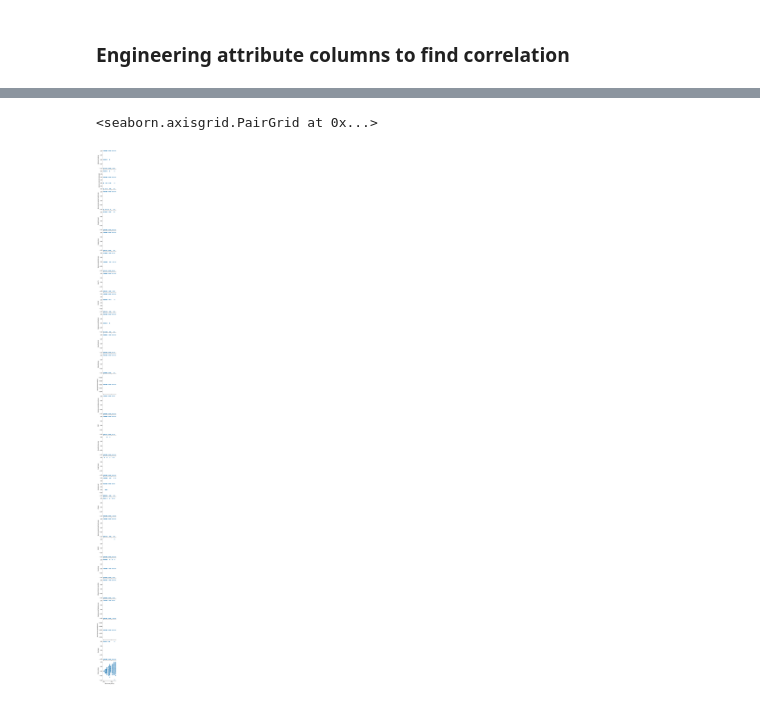
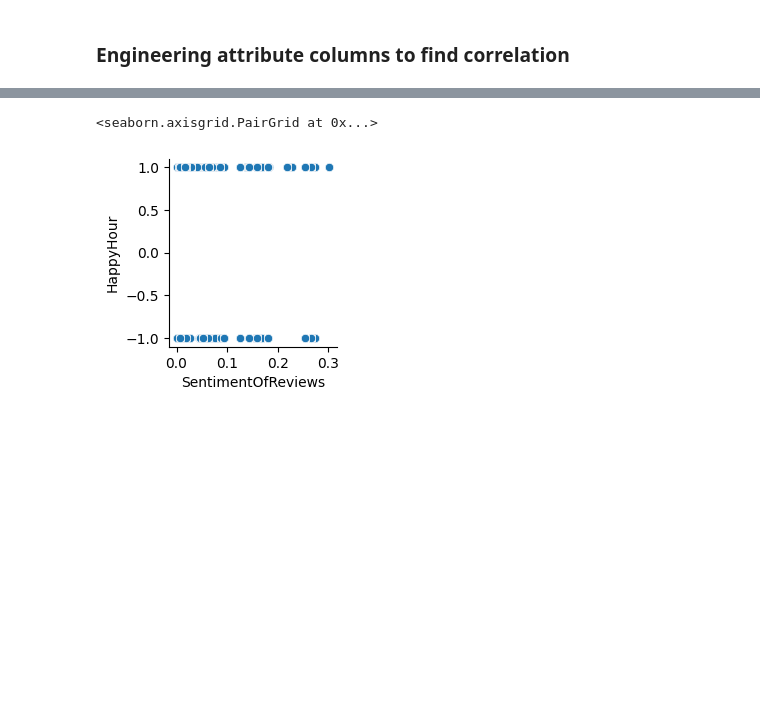
Before and after one commit to pushpit21/Brew628, a Jupyter notebook: sentiment_analysis.ipynb, the cells around one changed output, grey strips where cells are left out. Cells and saved outputs as stored; diff of their text form; code cells hidden in the pictures; blank space fills up the shorter version.

```diff
--- a/sentiment_analysis.ipynb
+++ b/sentiment_analysis.ipynb
@@ -87,7 +89,7 @@ Index(['Unnamed: 0', 'business_id', 'name', 'address', 'city', 'state',
 breweriesIndianapolis = breweriesIndianapolis.fillna(0.0)
 
 # replacing True with 1 and False with -1
-breweriesIndianapolis = breweriesIndianapolis.replace({'True': 1.0, 'False': -1.0, True :1.0, False: -1.0, None:0.0, 'None':0.0})
+breweriesIndianapolis = breweriesIndianapolis.replace({'True': 1.0, 'False': -1.0, True :1.0, False: -1.0, None:0.0, 'None':0.0, })
 breweriesIndianapolis['Alcohol'] = breweriesIndianapolis['Alcohol'].replace({"u'beer_and_wine'": 1, "u'full_bar'": 2, "'full_bar'": 2,
        "'beer_and_wine'":1, "u'none'": -1})
 breweriesIndianapolis['WiFi'] = breweriesIndianapolis['WiFi'].replace({"u'free'": 1, "'free'" :1, "u'no'": -1, "'no'" :-1})
@@ -162,11 +164,11 @@ attrList = ['OutdoorSeating', 'RestaurantsPriceRange2',
        'BusinessAcceptsBitcoin', 'Corkage', 'final_rating']
 
 # Applying group by to remove redundancy in terms of business attributes
-breweriesIndianapolis['business_rating'] = breweriesIndianapolis['final_rating'].groupby(breweriesIndianapolis['business_id']).transform('mean')
+breweriesIndianapolis['SentimentOfReviews'] = breweriesIndianapolis['final_rating'].groupby(breweriesIndianapolis['business_id']).transform('mean')
 breweriesIndianapolis.head()
 
 # Applying group by to remove redundancy in terms of business attributes
-breweriesPhiladelphia['business_rating'] = breweriesPhiladelphia['final_rating'].groupby(breweriesPhiladelphia['business_id']).transform('mean')
+breweriesPhiladelphia['SentimentOfReviews'] = breweriesPhiladelphia['final_rating'].groupby(breweriesPhiladelphia['business_id']).transform('mean')
 breweriesPhiladelphia.head()
 # %% [output]
 |  | Unnamed: 0 | business_id | name | address | city | state | postal_code | latitude | longitude | ... |
@@ -189,6 +234,6 @@ breweriesPhiladelphia.head()
 # %%
-sns.pairplot(breweriesIndianapolis , y_vars = attrList, x_vars = 'business_rating', kind="scatter")
+sns.pairplot(breweriesIndianapolis , y_vars = 'HappyHour', x_vars = 'SentimentOfReviews', kind="scatter")
 # %% [output]
 <seaborn.axisgrid.PairGrid at 0x...>
-[figure, old version]
+[figure, new version]
 # %%
```
Also changed, not shown: parts of 8 cells of this notebook, 3 other files.
